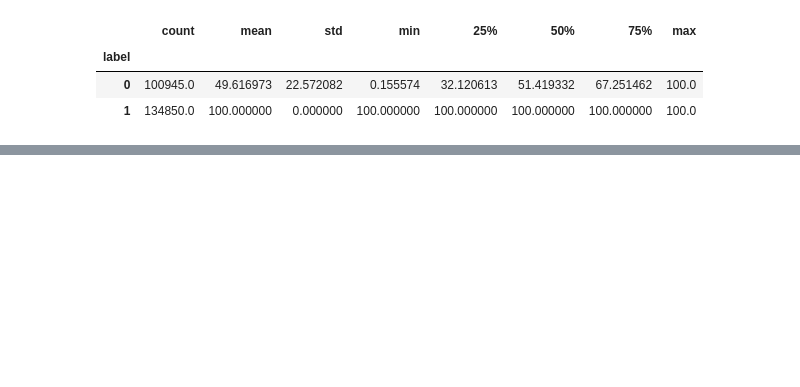
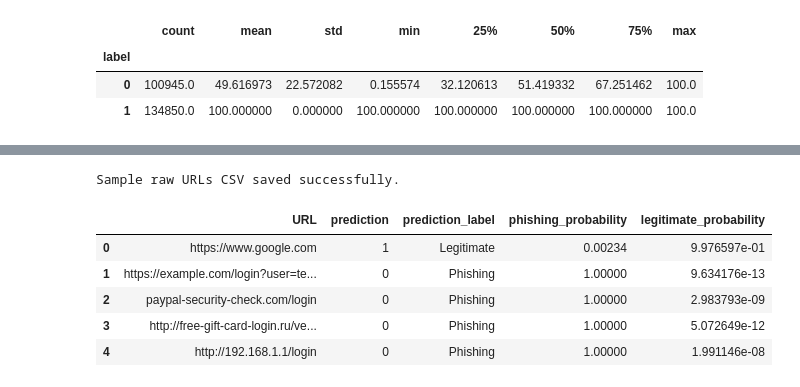
Before and after one commit to frhandev/phishing-ai-ui, a Jupyter notebook: notebooks/01_eda_and_modeling.ipynb, the cells around one changed output, grey strips where cells are left out. Cells and saved outputs as stored; diff of their text form; code cells hidden in the pictures; blank space fills up the shorter version.

```diff
--- a/notebooks/01_eda_and_modeling.ipynb
+++ b/notebooks/01_eda_and_modeling.ipynb
@@ -1291,0 +489,26 @@ Sample raw URLs CSV saved successfully.
+# %%
+sample_raw_urls = pd.DataFrame({
+    "URL": [
+        "https://www.google.com",
+        "https://example.com/login?user=test&id=123",
+        "paypal-security-check.com/login",
+        "http://free-gift-card-login.ru/verify?account=123",
+        "http://192.168.1.1/login"
+    ]
+})
+
+sample_raw_urls.to_csv("../data/processed/sample_raw_urls.csv", index=False)
+
+print("Sample raw URLs CSV saved successfully.")
+# %% [output]
+Sample raw URLs CSV saved successfully.
+# %%
+raw_batch_output = pd.read_csv("../reports/sample_raw_url_predictions.csv")
+raw_batch_output
+# %% [output]
+|  | URL | prediction | prediction_label | phishing_probability | legitimate_probability |
+| 0 | https://www.google.com | 1 | Legitimate | 0.00234 | 9.976597e-01 |
+| 1 | https://example.com/login?user=te... | 0 | Phishing | 1.00000 | 9.634176e-13 |
+| 2 | paypal-security-check.com/login | 0 | Phishing | 1.00000 | 2.983793e-09 |
+| 3 | http://free-gift-card-login.ru/ve... | 0 | Phishing | 1.00000 | 5.072649e-12 |
+| 4 | http://192.168.1.1/login | 0 | Phishing | 1.00000 | 1.991146e-08 |
```
Also changed, not shown: parts of 80 cells of this notebook, 1 other file.
